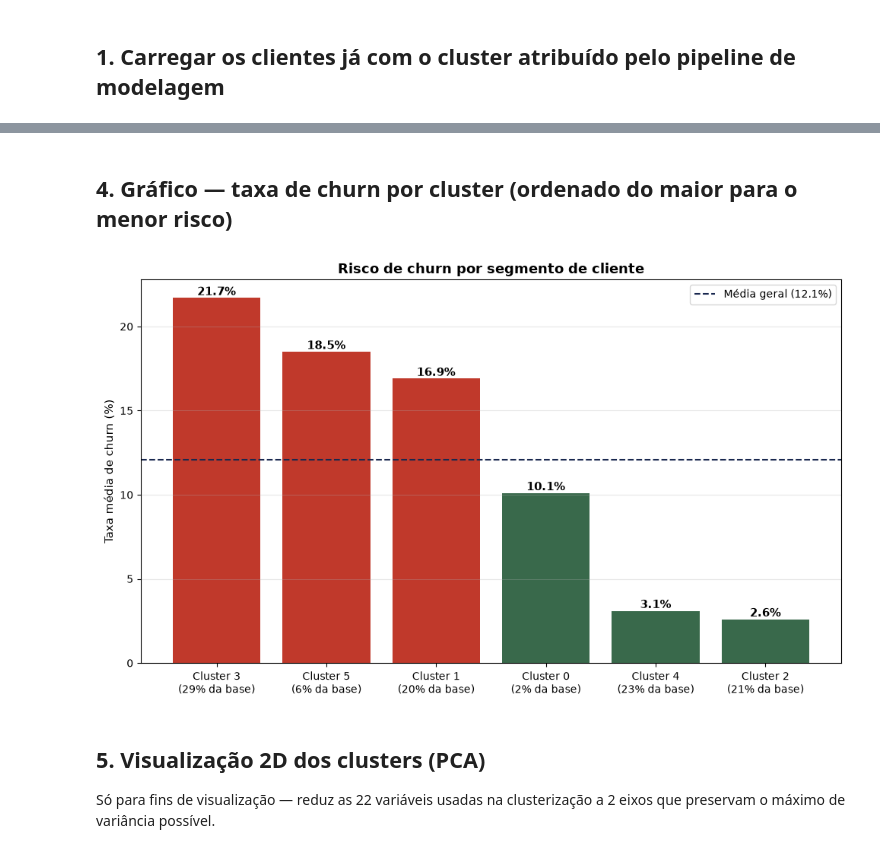
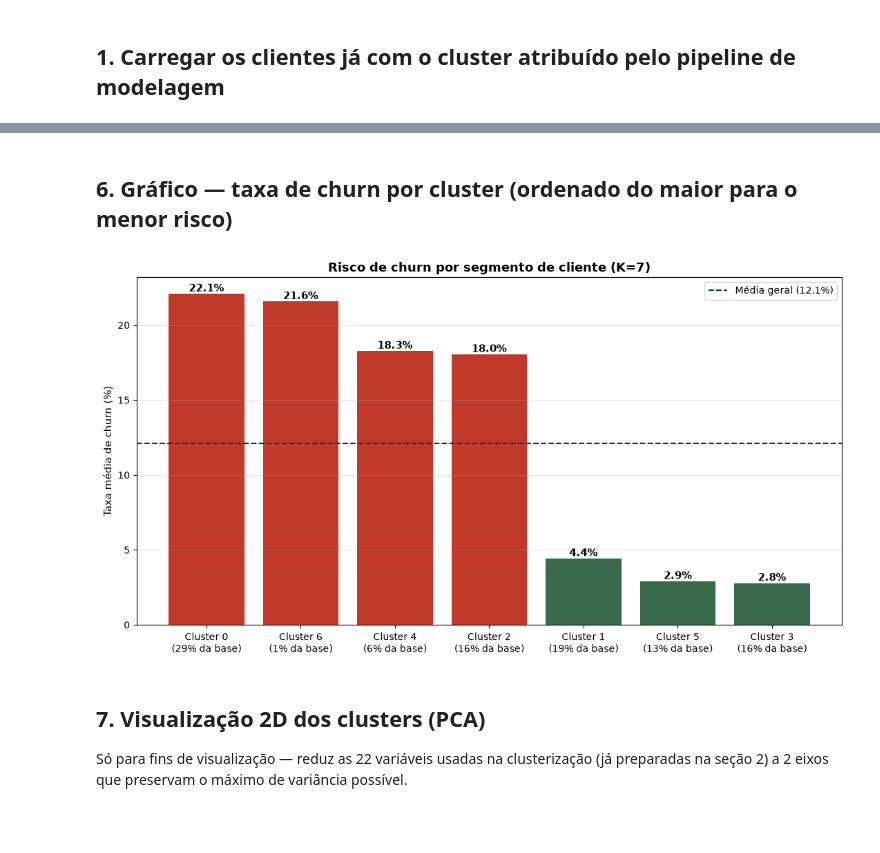
Before and after one commit to cauedpinheiro/equipe5_PRT, a Jupyter notebook: notebooks/clusterização/clusterizacao_clientes.ipynb, the cells around one changed output, grey strips where cells are left out. Cells and saved outputs as stored; diff of their text form; code cells hidden in the pictures; blank space fills up the shorter version.

```diff
--- a/notebooks/clusterização/clusterizacao_clientes.ipynb
+++ b/notebooks/clusterização/clusterizacao_clientes.ipynb
@@ -66,12 +173,13 @@ NUMERICAS_PERFIL = [
     "tempo_cliente_dias", "num_apolices_ativas", "num_produtos_contratados",
     "indice_relacionamento", "satisfacao_nps", "renda_anual", "valor_imovel",
     "idade", "score_engajamento_digital", "num_reclamacoes_12m", "num_acessos_app_mes",
+    "pagamento_em_dia", "qtd_dependentes",
 ]
 
-perfil = df.groupby("cluster")[NUMERICAS_PERFIL].mean().round(1)
+perfil = df.groupby("cluster")[NUMERICAS_PERFIL].mean().round(2)
 perfil["n_clientes"] = df.groupby("cluster").size()
 perfil["pct_da_base"] = (perfil["n_clientes"] / len(df) * 100).round(1)
-perfil["taxa_media_churn_pct"] = (df.groupby("cluster")["churned"].mean() * 100).round(1)
+perfil["taxa_media_churn_pct"] = (df.groupby("cluster")["churned"].mean() * 100).round(2)
 perfil["cobertura_predominante"] = df.groupby("cluster")["tipo_cobertura"].agg(lambda x: x.mode().iat[0])
 
 perfil = perfil.sort_values("taxa_media_churn_pct", ascending=False)
@@ -88,29 +197,29 @@ perfil
 # %% [markdown]
-## 4. Gráfico — taxa de churn por cluster (ordenado do maior para o menor risco)
+## 6. Gráfico — taxa de churn por cluster (ordenado do maior para o menor risco)
 # %%
-fig, ax = plt.subplots(figsize=(10, 6))
+fig, ax = plt.subplots(figsize=(11, 6))
 cores = [PRT_GREEN if v < perfil["taxa_media_churn_pct"].mean() else "#c0392b" for v in perfil["taxa_media_churn_pct"]]
 barras = ax.bar(
     [f"Cluster {c}\n({perfil.loc[c, 'pct_da_base']:.0f}% da base)" for c in perfil.index],
     perfil["taxa_media_churn_pct"], color=cores,
 )
 ax.axhline(y=df["churned"].mean() * 100, color=PRT_NAVY, linestyle="--",
            label=f"Média geral ({df['churned'].mean()*100:.1f}%)")
 for barra in barras:
     altura = barra.get_height()
     ax.annotate(f"{altura:.1f}%", (barra.get_x() + barra.get_width() / 2, altura),
                 ha="center", va="bottom", fontsize=11, fontweight="bold")
 ax.set_ylabel("Taxa média de churn (%)", fontsize=11)
-ax.set_title("Risco de churn por segmento de cliente", fontsize=13, fontweight="bold")
+ax.set_title("Risco de churn por segmento de cliente (K=7)", fontsize=13, fontweight="bold")
 ax.legend()
 ax.grid(True, alpha=0.3, axis="y")
 plt.tight_layout()
 plt.show()
 # %% [output]
-[figure, old version]
+[figure, new version]
 # %% [markdown]
-## 5. Visualização 2D dos clusters (PCA)
+## 7. Visualização 2D dos clusters (PCA)
 
-Só para fins de visualização — reduz as 22 variáveis usadas na clusterização a 2 eixos que
-preservam o máximo de variância possível.
+Só para fins de visualização — reduz as 22 variáveis usadas na clusterização (já preparadas na
+seção 2) a 2 eixos que preservam o máximo de variância possível.
 # %%
```
Also changed, not shown: parts of 14 cells of this notebook, 57 other files.
